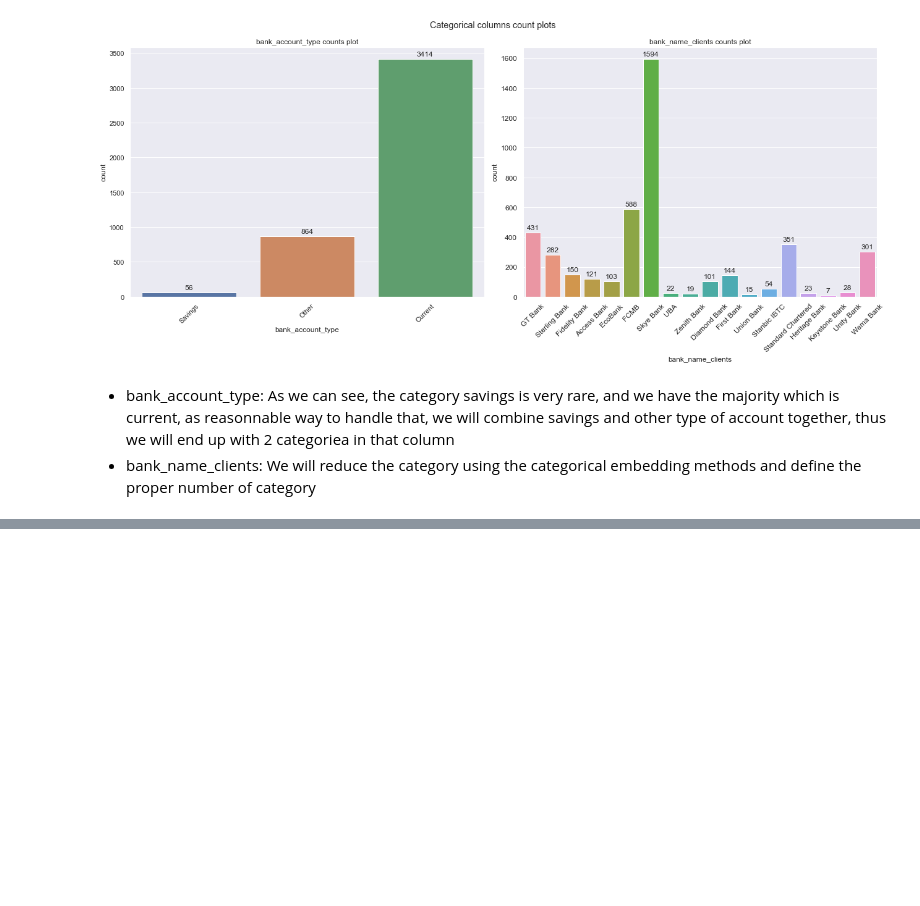
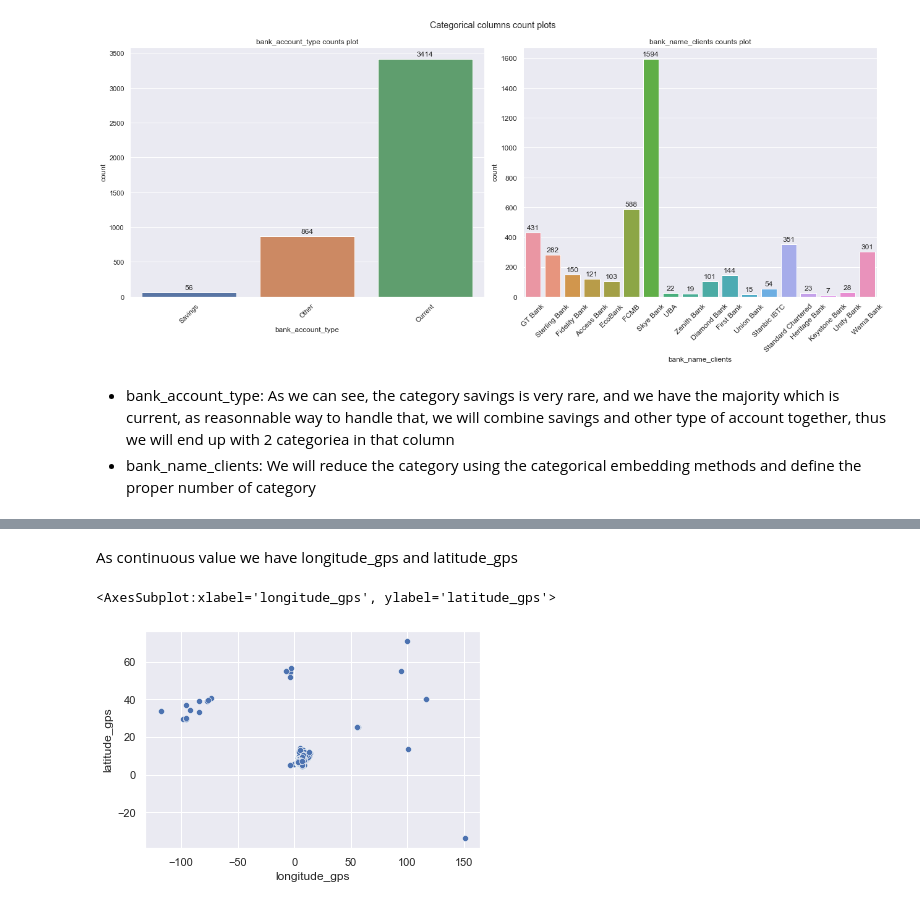
Before and after one commit to yamess/ZindiLoanPredChallenge, a Jupyter notebook: notebooks/draft.ipynb, the cells around one changed output, grey strips where cells are left out. Drawn from its saved outputs; the diff is of its cells as text; code cells hidden in the pictures; blank space fills up the shorter version.

```diff
--- a/notebooks/draft.ipynb
+++ b/notebooks/draft.ipynb
@@ -194,0 +159,7 @@ plots.plot_all_cats(nrows=1, ncols=2, figsize=(18,8))
+# %% [markdown]
+As continuous value we have longitude_gps and latitude_gps
+# %%
+sns.scatterplot(train_dg.longitude_gps, train_dg.latitude_gps)
+# %% [output]
+<AxesSubplot:xlabel='longitude_gps', ylabel='latitude_gps'>
+[figure, added]
```
Also changed, not shown: parts of 9 cells of this notebook, 1 other file.
